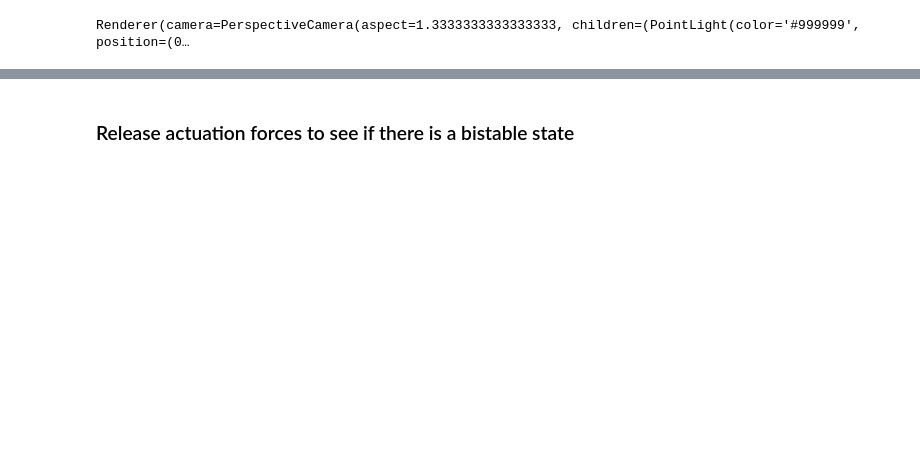
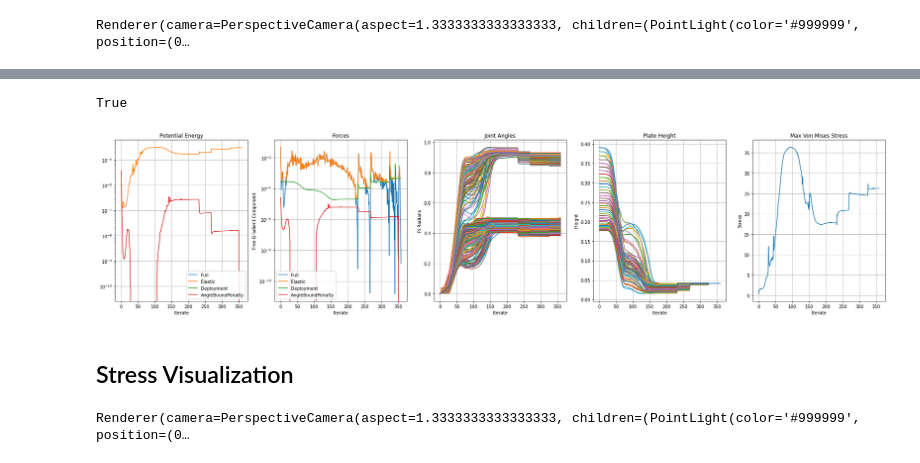
Before and after one commit to udaykusupati/ActuationUmbrellaMeshes, a Jupyter notebook: python/actuation_experiments/guide.ipynb, the cells around one changed output, grey strips where cells are left out. Saved outputs shown, nothing was run; the diff lists cells and outputs as text; code cells hidden in the pictures; blank space fills up the shorter version.

```diff
--- a/python/actuation_experiments/guide.ipynb
+++ b/python/actuation_experiments/guide.ipynb
@@ -97,4 +83,5 @@ _, _, X_fin, _ = grid_gen.genUmbrellaWithHeights(degree, rows, cols, height_scal
 # %%
 name = 'grid_dump'
 input_path = '../UmbrellaGen/{}.json.gz'.format(name)
-io1, input_data1, target_mesh, curr_um1, plate_thickness, target_height_multiplier = parse_input(input_path, handleBoundary = False, isHex = (degree == 6))
+io, input_data, target_mesh, curr_um, plate_thickness_scaled, target_height_multiplier = parse_input(input_path, handleBoundary = False, isHex = (degree == 6), use_target_surface = False)
+# Can set use_target_surface = True to add target_mesh to the curr_um class for target attraction during deployment as well as inverse design
@@ -101,10 +95,9 @@ io1, input_data1, target_mesh, curr_um1, plate_thickness, target_height_multipli
 # %%
-rod_colors1 = get_color_field(curr_um1, input_data1, uidBased = False)
+rod_colors = get_color_field(curr_um, input_data, uidBased = False)
 
-from ipywidgets import HBox
-lview1 = linkage_vis.LinkageViewer(curr_um1, width=800, height=600)
-lview1.update(scalarField = rod_colors1)
-lview1.show()
+lview = linkage_vis.LinkageViewer(curr_um, width=800, height=600)
+lview.update(scalarField = rod_colors)
+lview.show()
 # %% [output]
 Renderer(camera=PerspectiveCamera(aspect=1.3333333333333333, children=(PointLight(color='#999999', position=(0…
 # %% [markdown]
@@ -112,2 +105,2 @@ Renderer(camera=PerspectiveCamera(aspect=1.3333333333333333, children=(PointLigh
 # %%
-success = deploy_umbrella_pin_rigid_motion(curr_um1, plate_thickness, target_height_multiplier, lview1, rod_colors1)
+success, eqays = deploy_umbrella_pin_rigid_motion(curr_um, plate_thickness_scaled, target_height_multiplier, lview, rod_colors, analysis = True, dep_weights=np.logspace(-4, 0, 5))
@@ -180,2 +106,0 @@ lview2.update(scalarField = curr_um2.maxVonMisesStresses())
-# %% [markdown]
-### Release actuation forces to see if there is a bistable state
@@ -185,0 +107,19 @@ deploy_umbrella_pin_rigid_motion(curr_um2, plate_thickness, target_height_multip
+# %%
+success
+# %% [output]
+True
+# %%
+eqays.plot()
+# %% [output]
+[figure, added]
+# %% [markdown]
+## Stress Visualization
+# %%
+
+sview = linkage_vis.LinkageViewer(curr_um, width=800, height=600)
+sview.update(scalarField = curr_um.maxVonMisesStresses())
+sview.update(scalarField = curr_um.maxBendingStresses())
+sview.update(scalarField = curr_um.twistingStresses())
+sview.show()
+# %% [output]
+Renderer(camera=PerspectiveCamera(aspect=1.3333333333333333, children=(PointLight(color='#999999', position=(0…
```
Also changed, not shown: parts of 22 cells of this notebook, 5 other files.
